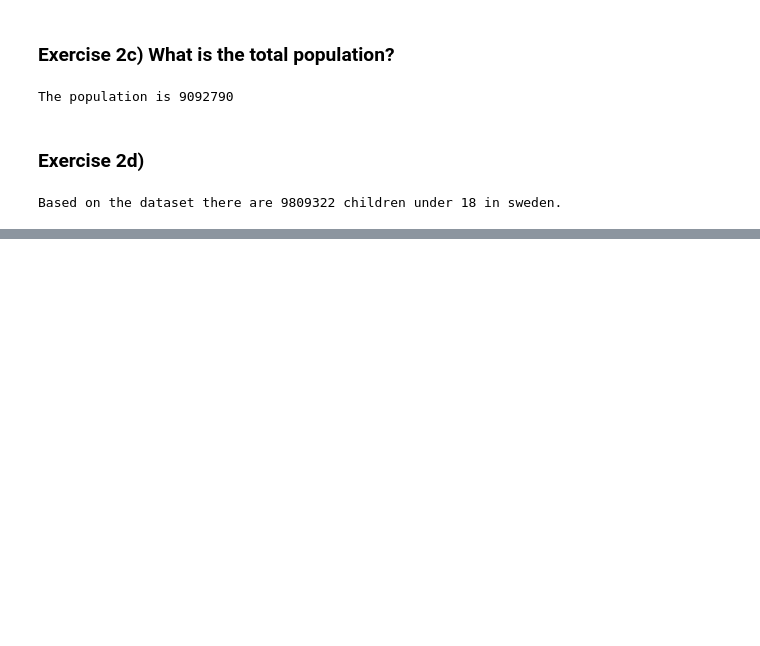
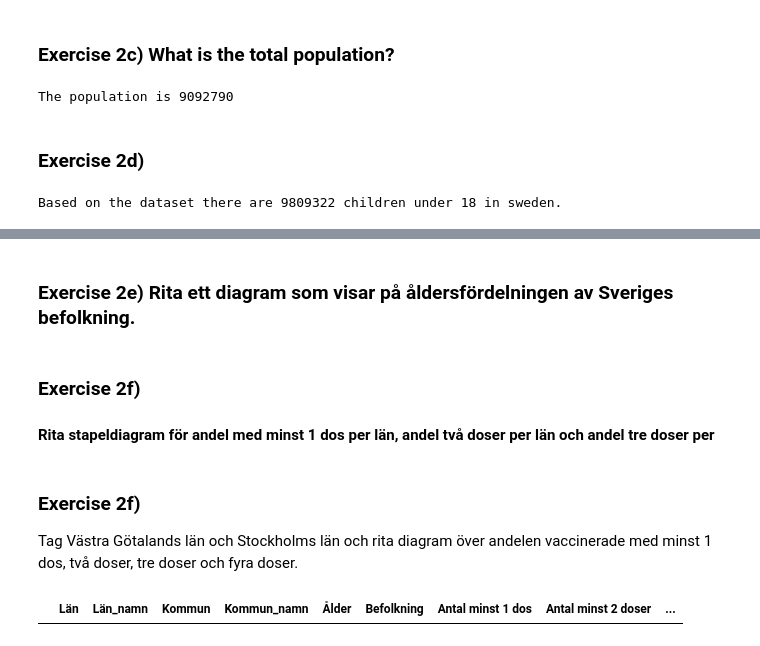
Before and after one commit to Jenniferola/Databehandling-Jennifer-Olausson, a Jupyter notebook: Labb_1_databehandling/main.ipynb, the cells around one changed output, grey strips where cells are left out. Cells and saved outputs as stored; diff of their text form; code cells hidden in the pictures; blank space fills up the shorter version.

```diff
--- a/Labb_1_databehandling/main.ipynb
+++ b/Labb_1_databehandling/main.ipynb
@@ -127,7 +182,7 @@ sns.lineplot(data=covid19_data, x="Vecka", y="Antal_avlidna_vecka")
 # %%
 """"""
 
-covid_data_vaccine = pd.read_excel("../Labb_1_databehandling/Folkhalsomyndigheten_Covid19_Vaccine.xlsx", "Vaccinerade kommun och ålder")
+covid19_data_vaccine = pd.read_excel("../Labb_1_databehandling/Folkhalsomyndigheten_Covid19_Vaccine.xlsx", "Vaccinerade kommun och ålder")
 
-covid_data_vaccine.head()
+covid19_data_vaccine
 # %% [output]
@@ -183,0 +242,2 @@ ModuleNotFoundError: No module named 'plotly_express'
+# %% [markdown]
+### Exercise 2e) Rita ett diagram som visar på åldersfördelningen av Sveriges befolkning.
@@ -183,0 +247,4 @@ ModuleNotFoundError: No module named 'plotly_express'
+# %% [markdown]
+### Exercise 2f)
+
+#### Rita stapeldiagram för andel med minst 1 dos per län, andel två doser per län och andel tre doser per
@@ -183,0 +255,9 @@ ModuleNotFoundError: No module named 'plotly_express'
+# %% [markdown]
+### Exercise 2f)
+ Tag Västra Götalands län och Stockholms län och rita diagram över andelen vaccinerade med minst 1 dos,
+två doser, tre doser och fyra doser.
+# %%
+v_group = covid19_data_vaccine[covid19_data_vaccine["Län_namn"] == "Stockholms Län"]
+v_group
+# %% [output]
+|  | Län | Län_namn | Kommun | Kommun_namn | Ålder | Befolkning | Antal minst 1 dos | Antal minst 2 doser | ... |
```
Also changed, not shown: parts of 24 cells of this notebook, 4 other files.
